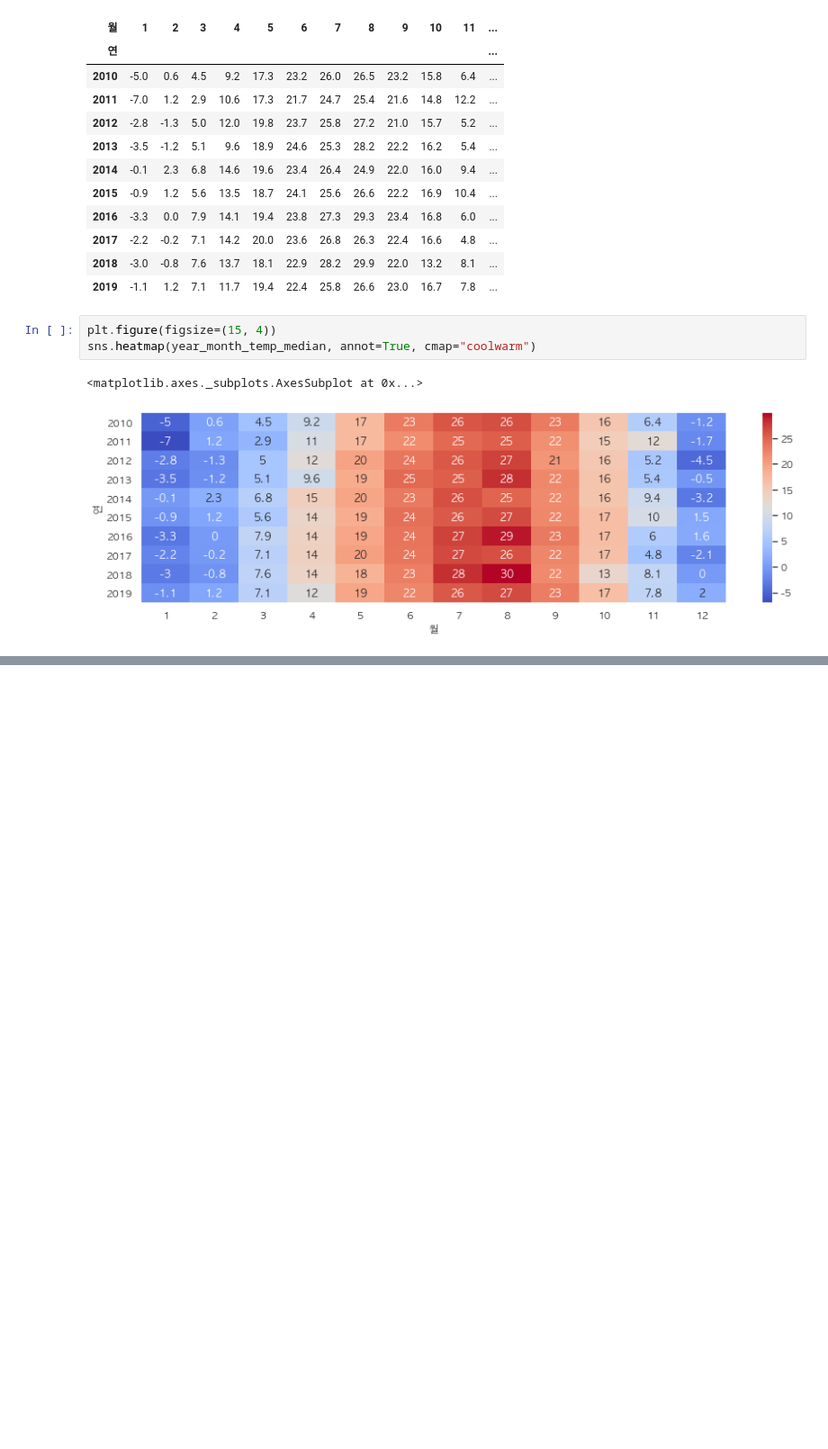
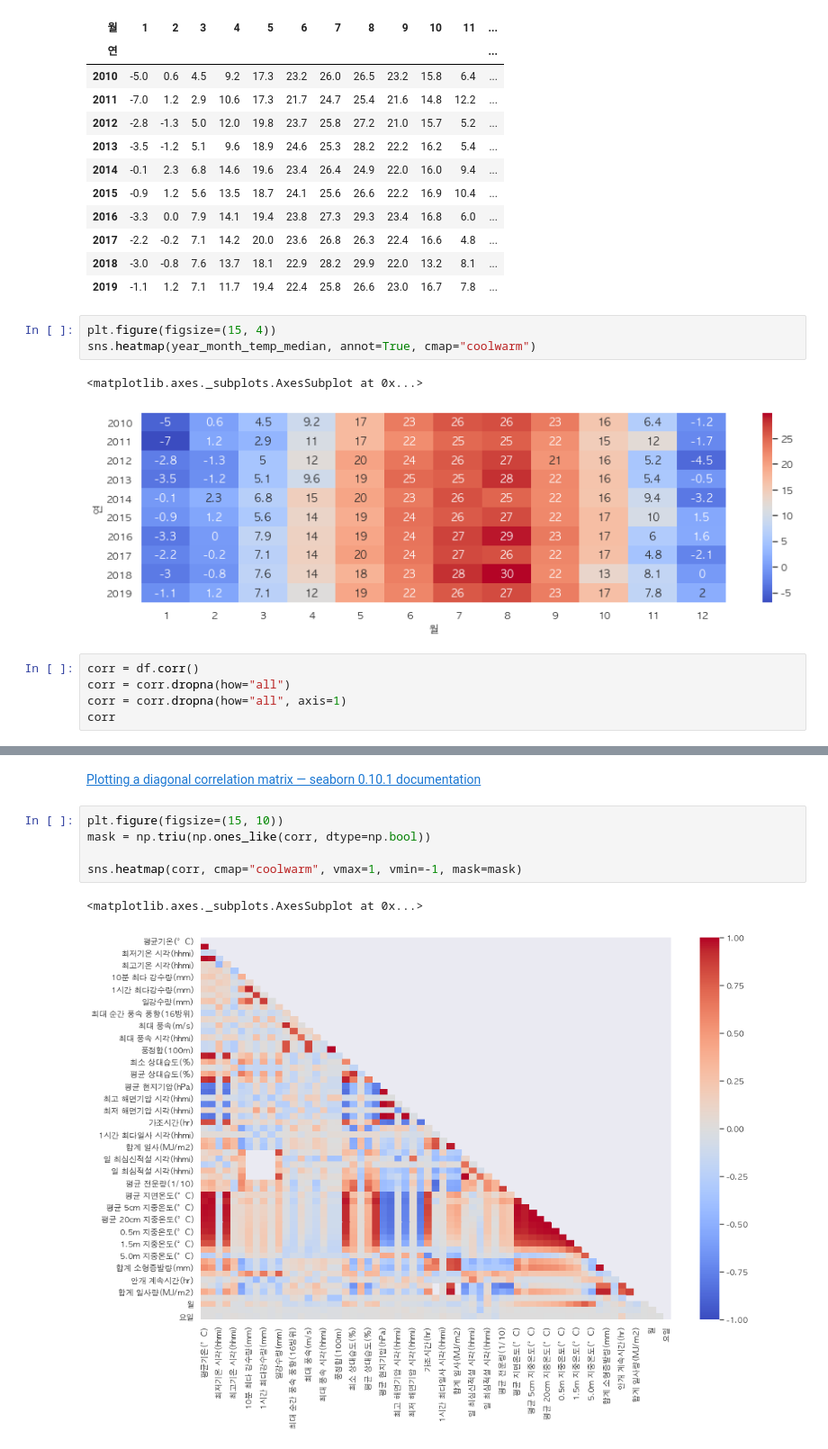
Before and after one commit to corazzon/seaborn-tutorial, a Jupyter notebook: weather_kma_eda.ipynb, the cells around one changed output, grey strips where cells are left out. Shown at 90% size. Cells and saved outputs as stored; diff of their text form; blank space fills up the shorter version.

Commit message:
add correlation

```diff
--- a/weather_kma_eda.ipynb
+++ b/weather_kma_eda.ipynb
@@ -98,3 +99,8 @@ sns.heatmap(year_month_temp_median, annot=True, cmap="coolwarm")
 # %% [output]
 <matplotlib.axes._subplots.AxesSubplot at 0x...>
 [figure]
+# %%
+corr = df.corr()
+corr = corr.dropna(how="all")
+corr = corr.dropna(how="all", axis=1)
+corr
@@ -100,0 +121,10 @@ sns.heatmap(year_month_temp_median, annot=True, cmap="coolwarm")
+# %% [markdown]
+[Plotting a diagonal correlation matrix — seaborn 0.10.1 documentation](https://seaborn.pydata.org/examples/many_pairwise_correlations.html)
+# %%
+plt.figure(figsize=(15, 10))
+mask = np.triu(np.ones_like(corr, dtype=np.bool))
+
+sns.heatmap(corr, cmap="coolwarm", vmax=1, vmin=-1, mask=mask)
+# %% [output]
+<matplotlib.axes._subplots.AxesSubplot at 0x...>
+[figure, added]
```
Also changed, not shown: parts of 2 cells of this notebook.
